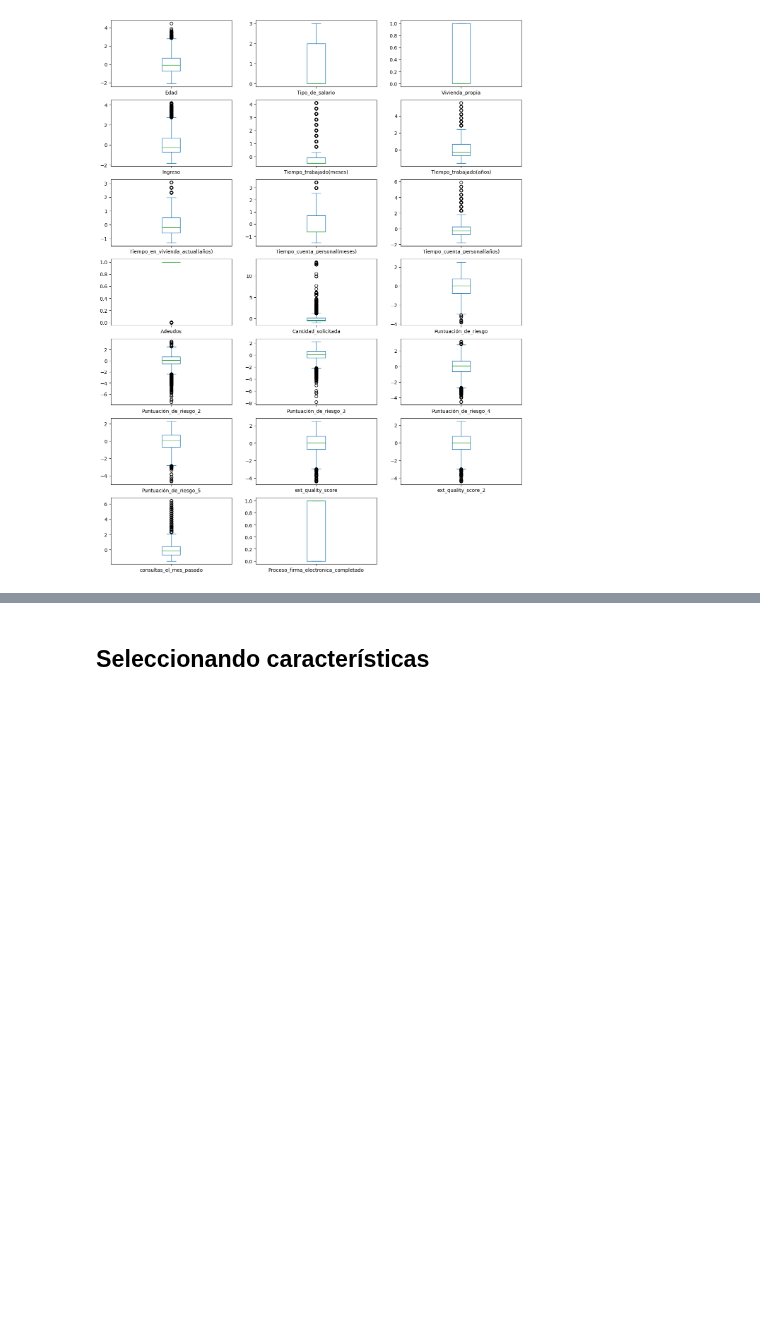
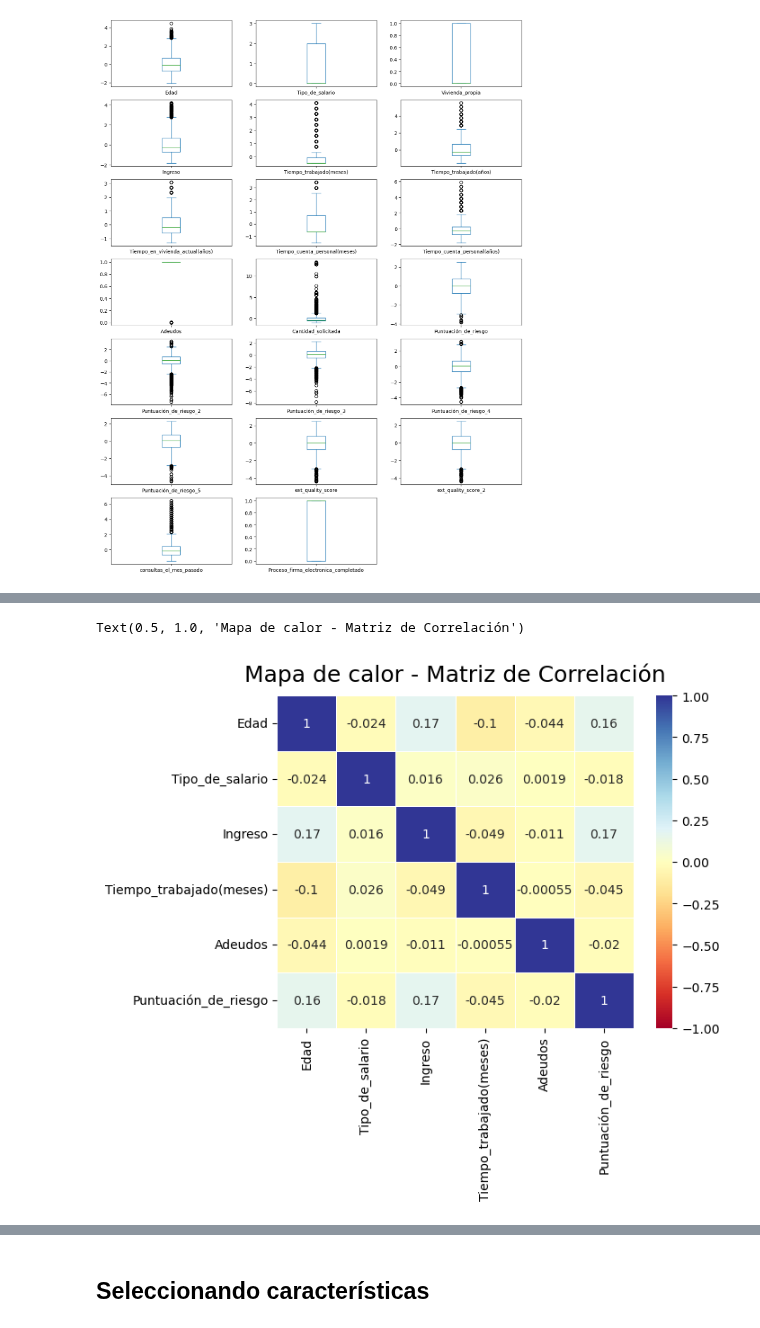
Before and after one commit to ismaelacosta/Proyecto_AID, a Jupyter notebook: examen.ipynb, the cells around one changed output, grey strips where cells are left out. Drawn from its saved outputs; the diff is of its cells as text; code cells hidden in the pictures; blank space fills up the shorter version.

```diff
--- a/examen.ipynb
+++ b/examen.ipynb
@@ -377,0 +405,10 @@ ValueError: The number of FixedLocator locations (20), usually from a call to se
+# %%
+lista_columnas = ['Edad','Tipo_de_salario','Ingreso','Tiempo_trabajado(meses)','Adeudos','Puntuación_de_riesgo']
+matriz_correlacion = df[lista_columnas].corr()
+# %%
+#plt.figure(figsize=(8, 6))
+heatmap = sns.heatmap(matriz_correlacion, vmin=-1, vmax=1, annot=True, cmap='RdYlBu', linewidth=.5)
+heatmap.set_title('Mapa de calor - Matriz de Correlación', fontdict={'fontsize':18}, pad=12)
+# %% [output]
+Text(0.5, 1.0, 'Mapa de calor - Matriz de Correlación')
+[figure, added]
```
Also changed, not shown: parts of 10 cells of this notebook.
